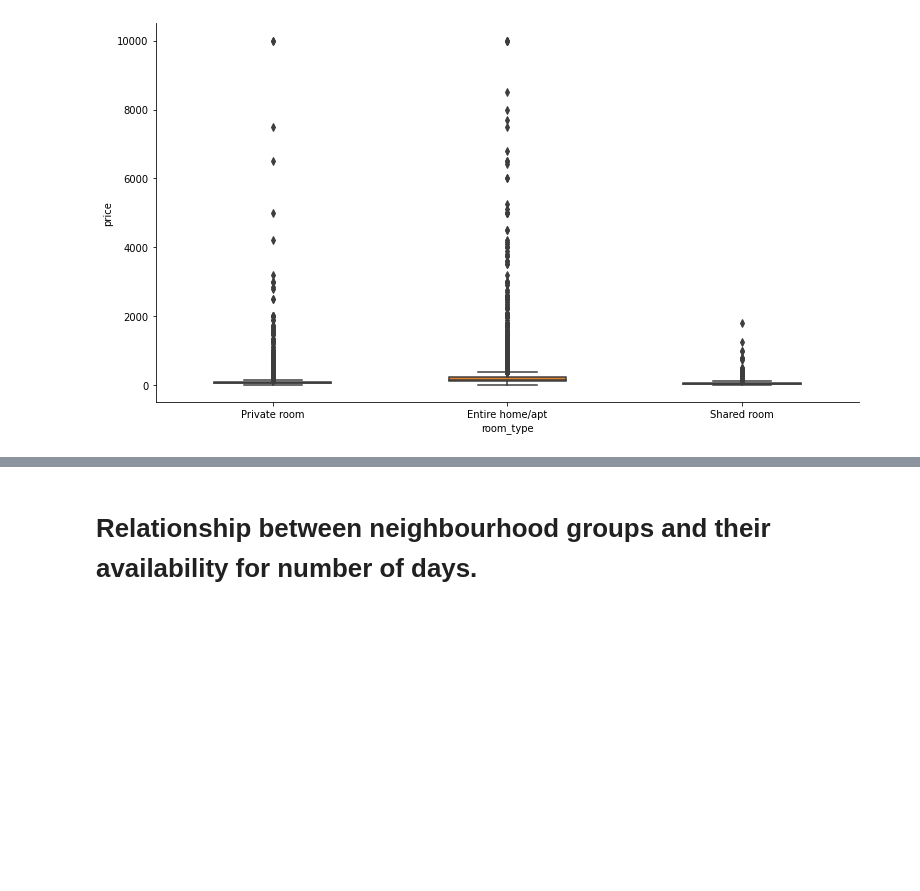
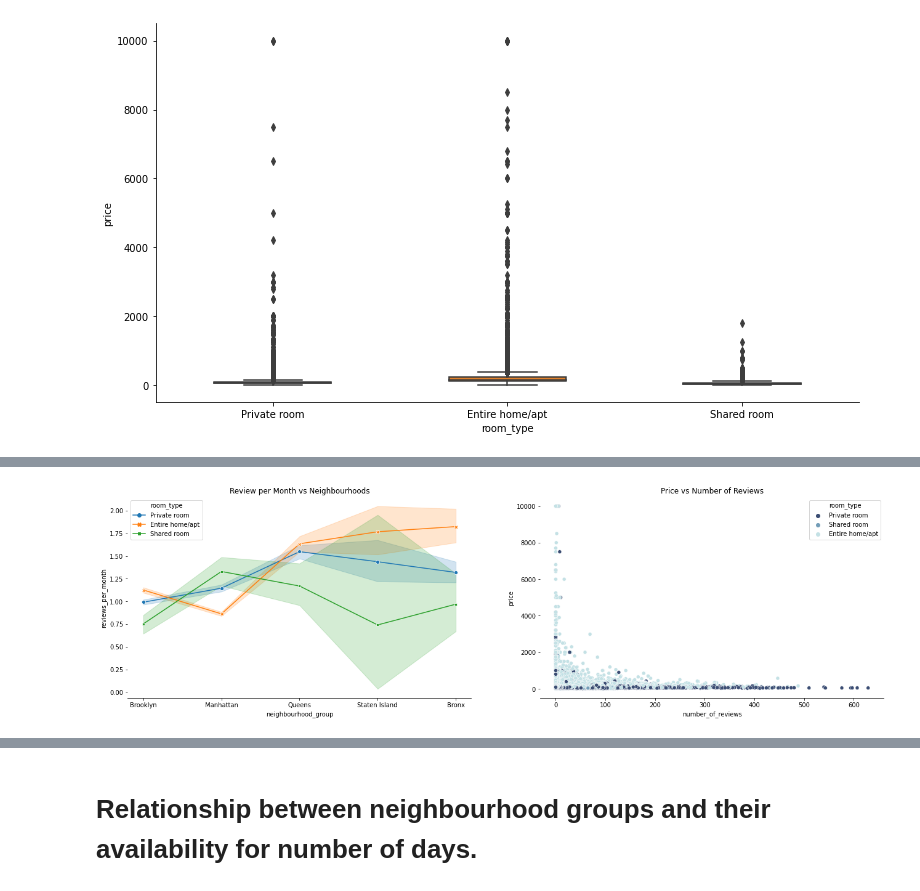
Before and after one commit to YaserZaidi/Airbnb_Booking_Analysis, a Jupyter notebook: Airbnb_Bookings_Analysis_Project.ipynb, the cells around one changed output, grey strips where cells are left out. Drawn from its saved outputs; the diff is of its cells as text; code cells hidden in the pictures; blank space fills up the shorter version.

```diff
--- a/Airbnb_Bookings_Analysis_Project.ipynb
+++ b/Airbnb_Bookings_Analysis_Project.ipynb
@@ -24,7 +24,7 @@ drive.mount('/content/drive')
 # %% [output]
 Drive already mounted at /content/drive; to attempt to forcibly remount, call drive.mount("/content/drive", force_remount=True).
 # %%
-xl = pd.read_csv("/content/drive/MyDrive/Airbnb NYC 2019.csv")
+xl = pd.read_csv("/content/drive/MyDrive/Projects/Airbnb NYC 2019.csv")
 # %%
 #Examining first 5 rows of the dataset
 xl.head()
@@ -557,0 +582,13 @@ sns.catplot(data=xll, x="room_type", y="log_price", kind="box", height=6, aspect
+# %%
+fig, axes = plt.subplots(nrows=1, ncols=2, figsize=(22, 6))
+ax = axes.flatten()
+
+sns.lineplot(data=xl, x='neighbourhood_group', y='reviews_per_month', hue='room_type', style="room_type",
+        markers=True, dashes=False, ax=ax[0])
+ax[0].set_title('Review per Month vs Neighbourhoods')
+sns.scatterplot(data=xl, x='number_of_reviews', y='price', hue='room_type', palette="ch:r=-.2,d=.3_r",
+        hue_order=['Private room', 'Shared room', 'Entire home/apt'], ax=ax[1])
+ax[1].set_title('Price vs Number of Reviews')
+sns.despine(fig, left=True)
+# %% [output]
+[figure, added]
```
Also changed, not shown: parts of 9 cells of this notebook.
